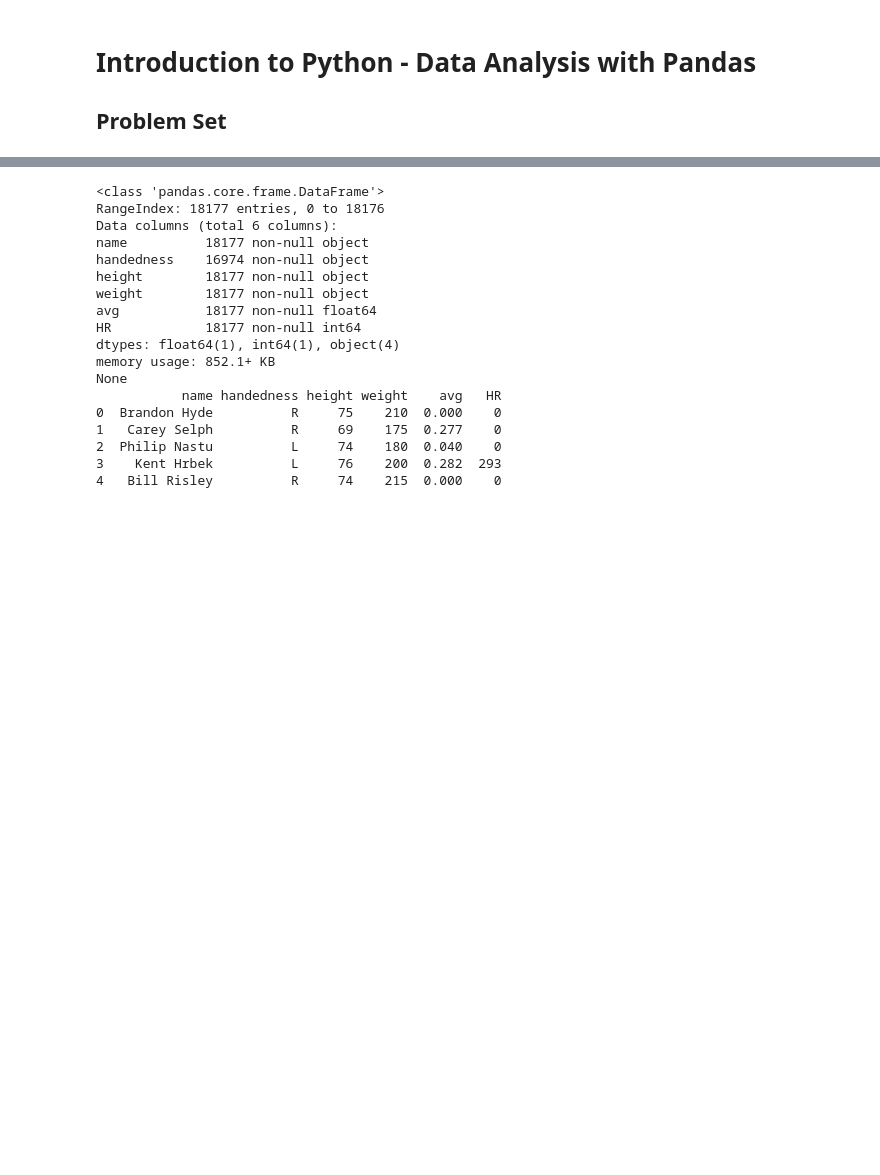
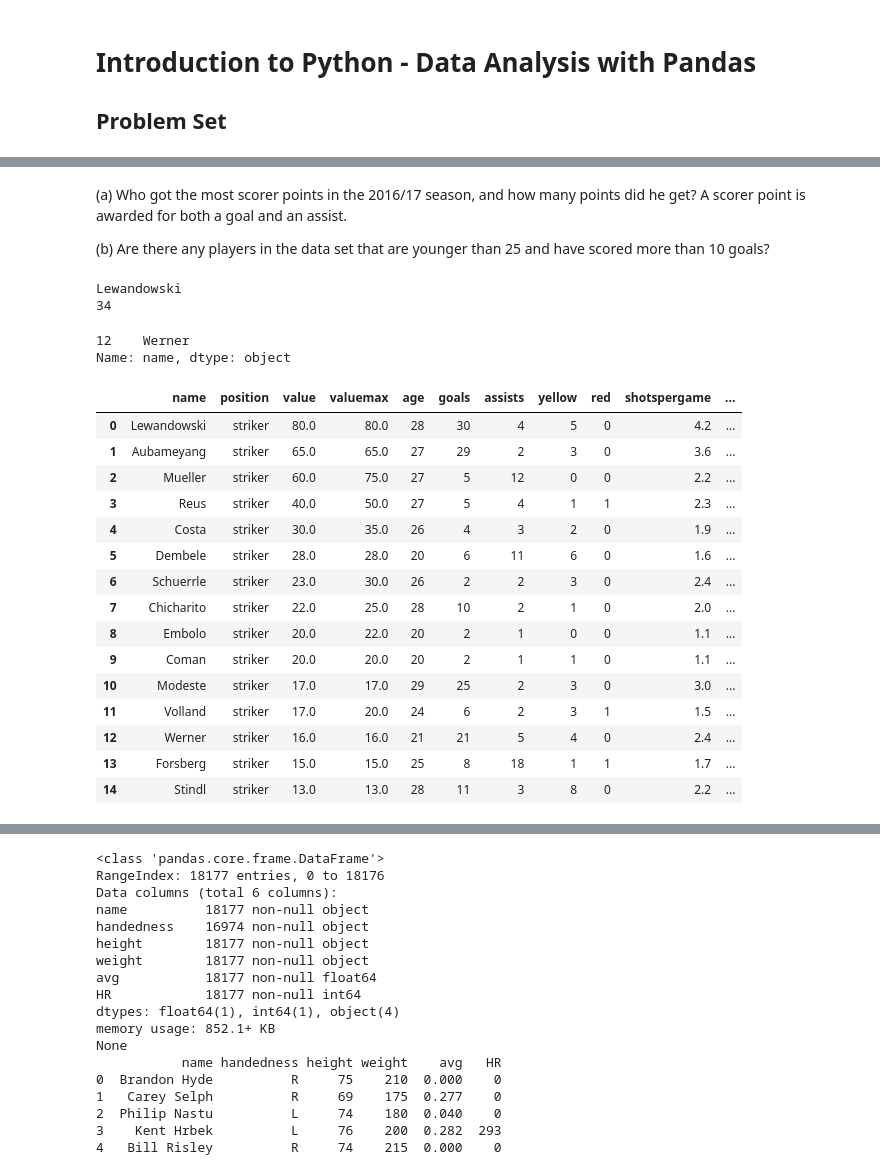
Before and after one commit to Moony2D/Python-Intro-ifo, a Jupyter notebook: PS_Pandas.ipynb, the cells around one changed output, grey strips where cells are left out. Saved outputs shown, nothing was run; the diff lists cells and outputs as text; code cells hidden in the pictures; blank space fills up the shorter version.

```diff
--- a/PS_Pandas.ipynb
+++ b/PS_Pandas.ipynb
@@ -12 +86,57 @@ Last update: 2017-04-18 12:05:38.601296
+# %%
+df = pd.read_csv('data/BundesligaData.csv', sep = ';')
+
+def reverse_name(name):
+    L = name.split(" ")
+    try:
+        S = L[1] + " " + L[0]
+    except:
+        S = L[0]
+
+    return S
+
+df['name'] = df['name'].apply(reverse_name)
+names = df['name'].str.split(expand=True)
+# replace column 'name'
+df['name'] = names[0]
+## add column 'first name'
+df['first_name'] = names[1]
+# %% [markdown]
+(a) Who got the most scorer points in the 2016/17 season, and how many points did he get? A scorer point is awarded for both a goal and an assist.
+
+(b) Are there any players in the data set that are younger than 25 and have scored more than 10 goals?
+# %%
+points = df['goals'] + df['assists']
+print(df['name'].loc[ points.argmax() ])
+print(points.max())
+# %% [output]
+Lewandowski
+34
+# %%
+A = (df['age'] < 25) & (df['goals'] >= 20)
+A.any()
+
+print(df.loc[A, 'name'])
+# %% [output]
+12    Werner
+Name: name, dtype: object
+# %%
+df[.head()]
+# %% [output]
+|  | name | position | value | valuemax | age | goals | assists | yellow | red | shotspergame | ... |
+| 0 | Lewandowski | striker | 80.0 | 80.0 | 28 | 30 | 4 | 5 | 0 | 4.2 | ... |
+| 1 | Aubameyang | striker | 65.0 | 65.0 | 27 | 29 | 2 | 3 | 0 | 3.6 | ... |
+| 2 | Mueller | striker | 60.0 | 75.0 | 27 | 5 | 12 | 0 | 0 | 2.2 | ... |
+| 3 | Reus | striker | 40.0 | 50.0 | 27 | 5 | 4 | 1 | 1 | 2.3 | ... |
+| 4 | Costa | striker | 30.0 | 35.0 | 26 | 4 | 3 | 2 | 0 | 1.9 | ... |
+| 5 | Dembele | striker | 28.0 | 28.0 | 20 | 6 | 11 | 6 | 0 | 1.6 | ... |
+| 6 | Schuerrle | striker | 23.0 | 30.0 | 26 | 2 | 2 | 3 | 0 | 2.4 | ... |
+| 7 | Chicharito | striker | 22.0 | 25.0 | 28 | 10 | 2 | 1 | 0 | 2.0 | ... |
+| 8 | Embolo | striker | 20.0 | 22.0 | 20 | 2 | 1 | 0 | 0 | 1.1 | ... |
+| 9 | Coman | striker | 20.0 | 20.0 | 20 | 2 | 1 | 1 | 0 | 1.1 | ... |
+| 10 | Modeste | striker | 17.0 | 17.0 | 29 | 25 | 2 | 3 | 0 | 3.0 | ... |
+| 11 | Volland | striker | 17.0 | 20.0 | 24 | 6 | 2 | 3 | 1 | 1.5 | ... |
+| 12 | Werner | striker | 16.0 | 16.0 | 21 | 21 | 5 | 4 | 0 | 2.4 | ... |
+| 13 | Forsberg | striker | 15.0 | 15.0 | 25 | 8 | 18 | 1 | 1 | 1.7 | ... |
+| 14 | Stindl | striker | 13.0 | 13.0 | 28 | 11 | 3 | 8 | 0 | 2.2 | ... |
 # %% [markdown]
```
Also changed, not shown: parts of 10 cells of this notebook.
